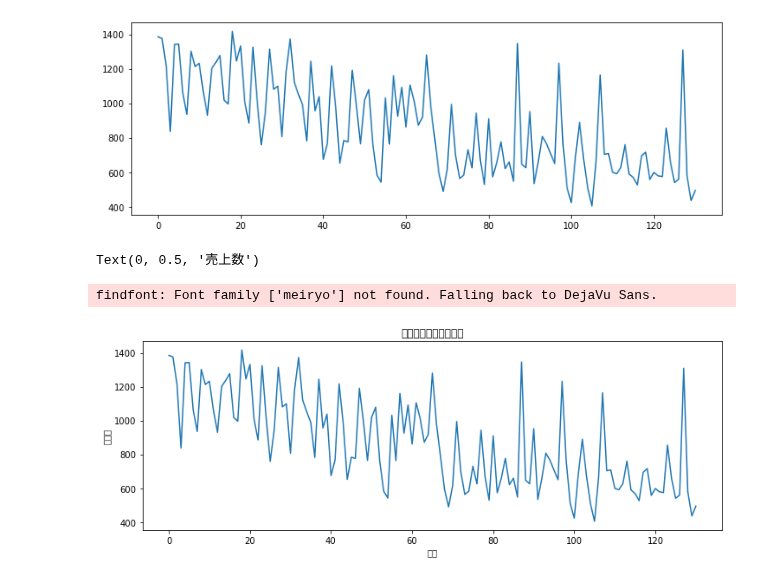
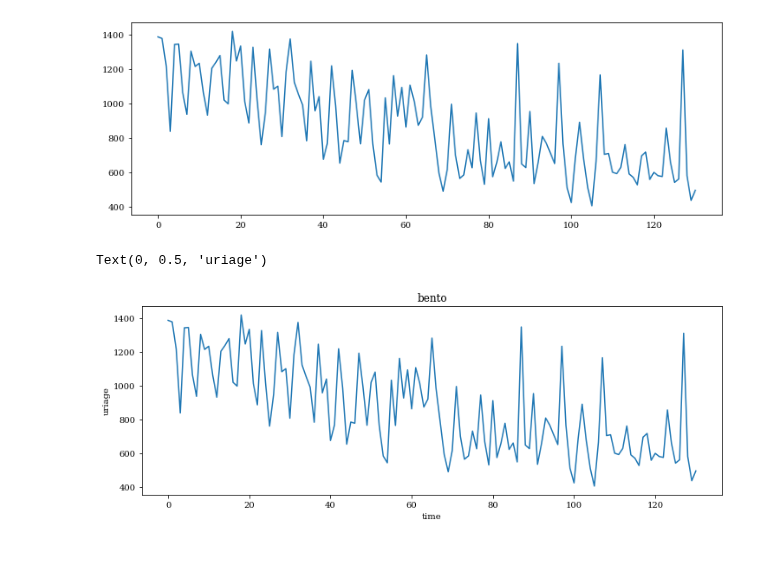
Before and after one commit to mochi2000/python, a Jupyter notebook: tutorial/task3/Untitled.ipynb, the cells around one changed output. Cells and saved outputs as stored; diff of their text form; code cells hidden in the pictures.

```diff
--- a/tutorial/task3/Untitled.ipynb
+++ b/tutorial/task3/Untitled.ipynb
@@ -113,7 +113,7 @@ mae
 # %%
 from matplotlib import pyplot as plt
 %matplotlib inline
-plt.rcParams['font.family'] = 'meiryo'
+plt.rcParams['font.family'] = 'serif'
 # %%
 train['vol'].plot()
 # %% [output]
@@ -126,10 +125,9 @@ train['vol'].plot(figsize=(12,4))
 <AxesSubplot:>
 [figure]
 # %%
-ax = train['vol'].plot(figsize=(12,4), title='お弁当の売上数の推移')
-ax.set_xlabel('時間')
-ax.set_ylabel('売上数')
+ax = train['vol'].plot(figsize=(12,4), title='bento')
+ax.set_xlabel('time')
+ax.set_ylabel('uriage')
 # %% [output]
-Text(0, 0.5, '売上数')
+Text(0, 0.5, 'uriage')
-findfont: Font family ['meiryo'] not found. Falling back to DejaVu Sans.
-[figure, old version]
+[figure, new version]
```
Also changed, not shown: parts of 1 cell of this notebook.
